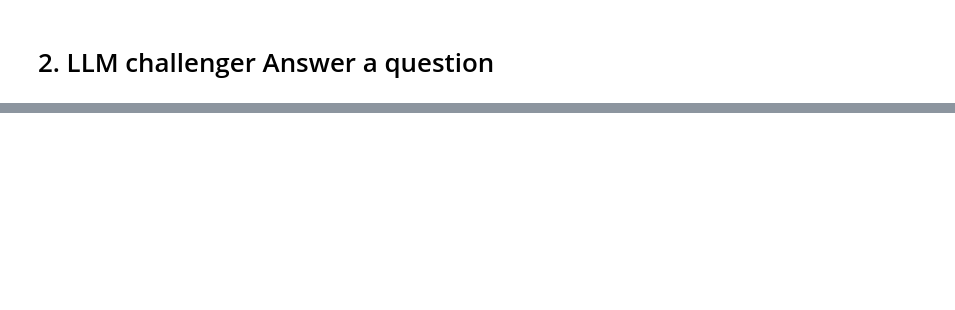
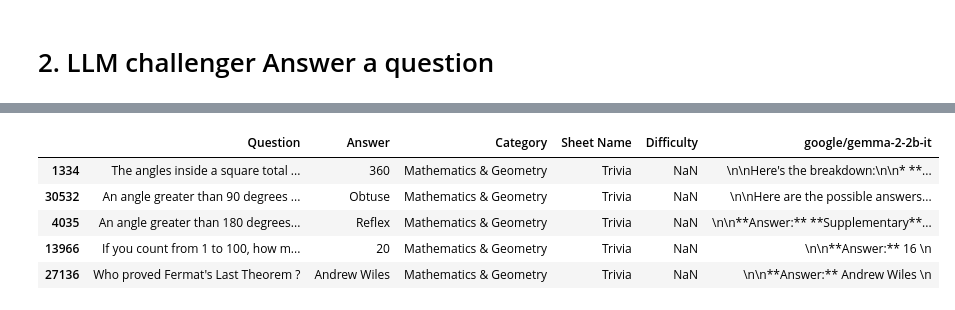
Before and after one commit to ltbrs/gpt-pursuit, a Jupyter notebook: data-acquisition/llm_answer_question.ipynb, the cells around one changed output, grey strips where cells are left out. Saved outputs shown, nothing was run; the diff lists cells and outputs as text; code cells hidden in the pictures; blank space fills up the shorter version.

```diff
--- a/data-acquisition/llm_answer_question.ipynb
+++ b/data-acquisition/llm_answer_question.ipynb
@@ -68,3 +97,0 @@ The 'batch_size' attribute of HybridCache is deprecated and will be removed in v
-# %%
-text = loaded_pipe(PROMPT.format(question="What is the capital of Burkina Faso?"), max_length=100)[0]["generated_text"]
-text
@@ -72,0 +120,19 @@ text
+# %%
+sample_questions = concatenated_df.loc[
+    concatenated_df['Category'] == 'Mathematics & Geometry'].sample(5)
+# %%
+for i, row in sample_questions.iterrows():
+    question_prompt = PROMPT.format(
+        question=row["Question"]
+    )
+    text = loaded_pipe(question_prompt, max_length=100)[0]["generated_text"]
+    sample_questions.loc[i, model_kwargs["model"]] = text.replace(question_prompt, "")
+# %%
+sample_questions
+# %% [output]
+|  | Question | Answer | Category | Sheet Name | Difficulty | google/gemma-2-2b-it |
+| 1334 | The angles inside a square total ... | 360 | Mathematics & Geometry | Trivia | NaN | \n\nHere's the breakdown:\n\n* **... |
+| 30532 | An angle greater than 90 degrees ... | Obtuse | Mathematics & Geometry | Trivia | NaN | \n\nHere are the possible answers... |
+| 4035 | An angle greater than 180 degrees... | Reflex | Mathematics & Geometry | Trivia | NaN | \n\n**Answer:** **Supplementary**... |
+| 13966 | If you count from 1 to 100, how m... | 20 | Mathematics & Geometry | Trivia | NaN | \n\n**Answer:** 16 \n |
+| 27136 | Who proved Fermat's Last Theorem ? | Andrew Wiles | Mathematics & Geometry | Trivia | NaN | \n\n**Answer:** Andrew Wiles \n |
```
Also changed, not shown: parts of 10 cells of this notebook, 1 other file.
